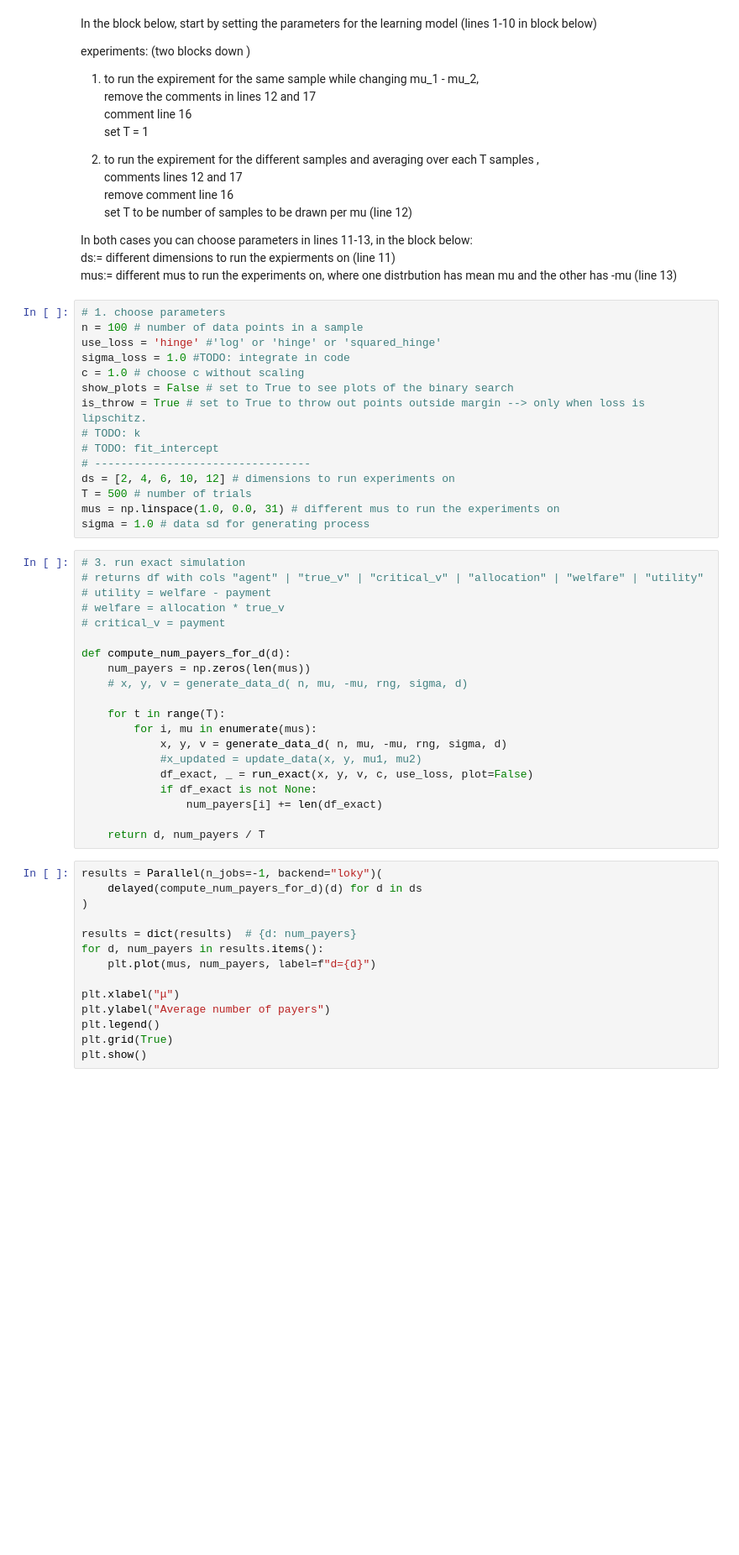
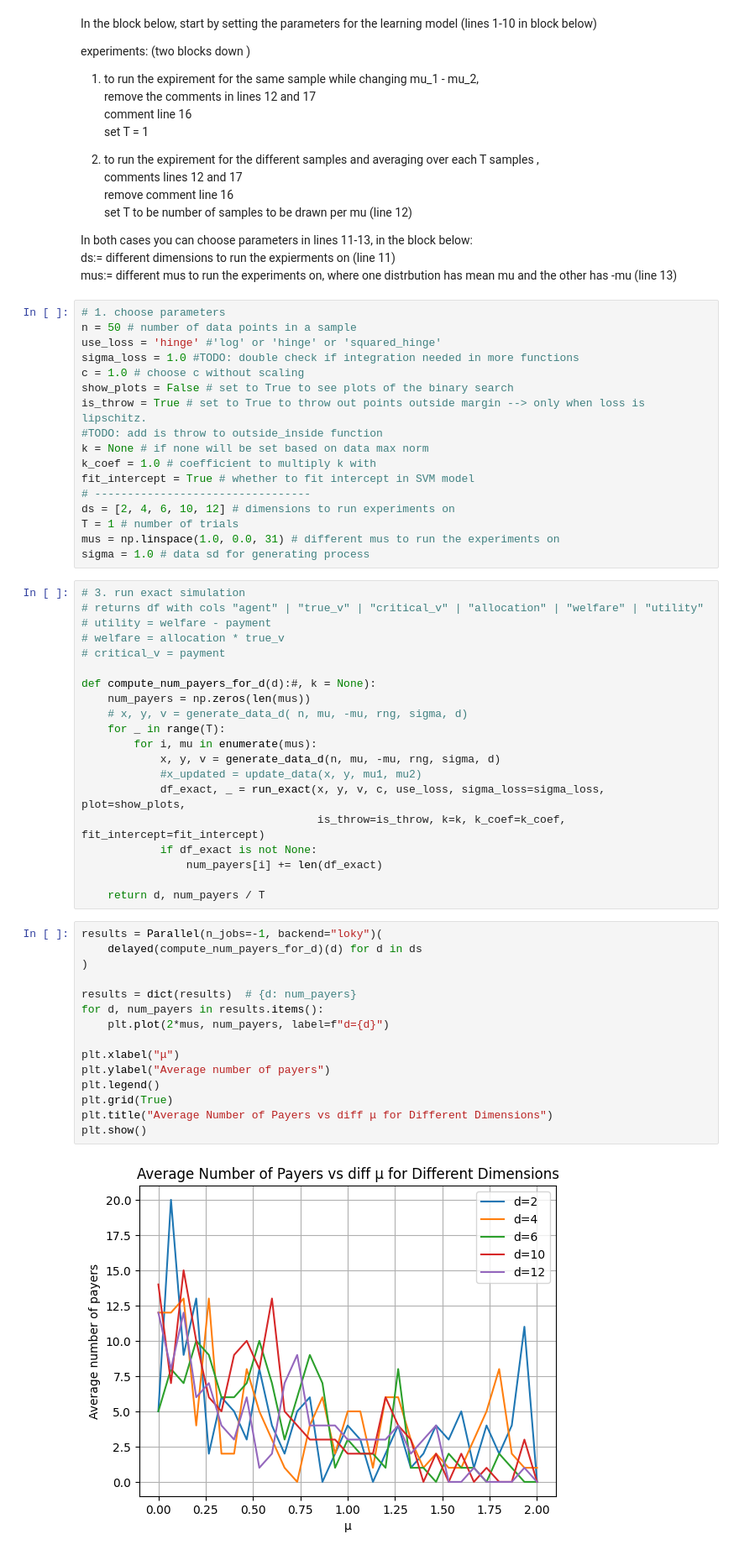
Before and after one commit to BML-Technion/accuracy_auctions, a Jupyter notebook: experiments.ipynb, the cells around one changed output. Shown at 84% size. Saved outputs shown, nothing was run; the diff lists cells and outputs as text; blank space fills up the shorter version.

```diff
--- a/experiments.ipynb
+++ b/experiments.ipynb
@@ -46,17 +49,19 @@ In both cases you can choose parameters in lines 11-13, in the block below: <br>
     mus:= different mus to run the experiments on, where one distrbution has mean mu and the other has -mu (line 13)
 # %%
 # 1. choose parameters
-n = 100 # number of data points in a sample
+n = 50 # number of data points in a sample
 use_loss = 'hinge' #'log' or 'hinge' or 'squared_hinge'
-sigma_loss = 1.0 #TODO: integrate in code
+sigma_loss = 1.0 #TODO: double check if integration needed in more functions
 c = 1.0 # choose c without scaling
 show_plots = False # set to True to see plots of the binary search
 is_throw = True # set to True to throw out points outside margin --> only when loss is lipschitz.
-# TODO: k
-# TODO: fit_intercept
+#TODO: add is throw to outside_inside function
+k = None # if none will be set based on data max norm
+k_coef = 1.0 # coefficient to multiply k with
+fit_intercept = True # whether to fit intercept in SVM model
 # ---------------------------------
 ds = [2, 4, 6, 10, 12] # dimensions to run experiments on
-T = 500 # number of trials
+T = 1 # number of trials
 mus = np.linspace(1.0, 0.0, 31) # different mus to run the experiments on
 sigma = 1.0 # data sd for generating process
 # %%
@@ -66,15 +71,15 @@ sigma = 1.0 # data sd for generating process
 # welfare = allocation * true_v
 # critical_v = payment
 
-def compute_num_payers_for_d(d):
+def compute_num_payers_for_d(d):#, k = None):
     num_payers = np.zeros(len(mus))
     # x, y, v = generate_data_d( n, mu, -mu, rng, sigma, d)
-
-    for t in range(T):
+    for _ in range(T):
         for i, mu in enumerate(mus):
-            x, y, v = generate_data_d( n, mu, -mu, rng, sigma, d)
+            x, y, v = generate_data_d(n, mu, -mu, rng, sigma, d)
             #x_updated = update_data(x, y, mu1, mu2)
-            df_exact, _ = run_exact(x, y, v, c, use_loss, plot=False)
+            df_exact, _ = run_exact(x, y, v, c, use_loss, sigma_loss=sigma_loss, plot=show_plots,
+                                    is_throw=is_throw, k=k, k_coef=k_coef, fit_intercept=fit_intercept)
             if df_exact is not None:
                 num_payers[i] += len(df_exact)
 
@@ -82,14 +87,17 @@ def compute_num_payers_for_d(d):
 # %%
 results = Parallel(n_jobs=-1, backend="loky")(
     delayed(compute_num_payers_for_d)(d) for d in ds
 )
 
 results = dict(results)  # {d: num_payers}
 for d, num_payers in results.items():
-    plt.plot(mus, num_payers, label=f"d={d}")
+    plt.plot(2*mus, num_payers, label=f"d={d}")
 
 plt.xlabel("μ")
 plt.ylabel("Average number of payers")
 plt.legend()
 plt.grid(True)
+plt.title("Average Number of Payers vs diff μ for Different Dimensions")
 plt.show()
+# %% [output]
+[figure, added]
```
Also changed, not shown: parts of 1 cell of this notebook, 3 other files.
